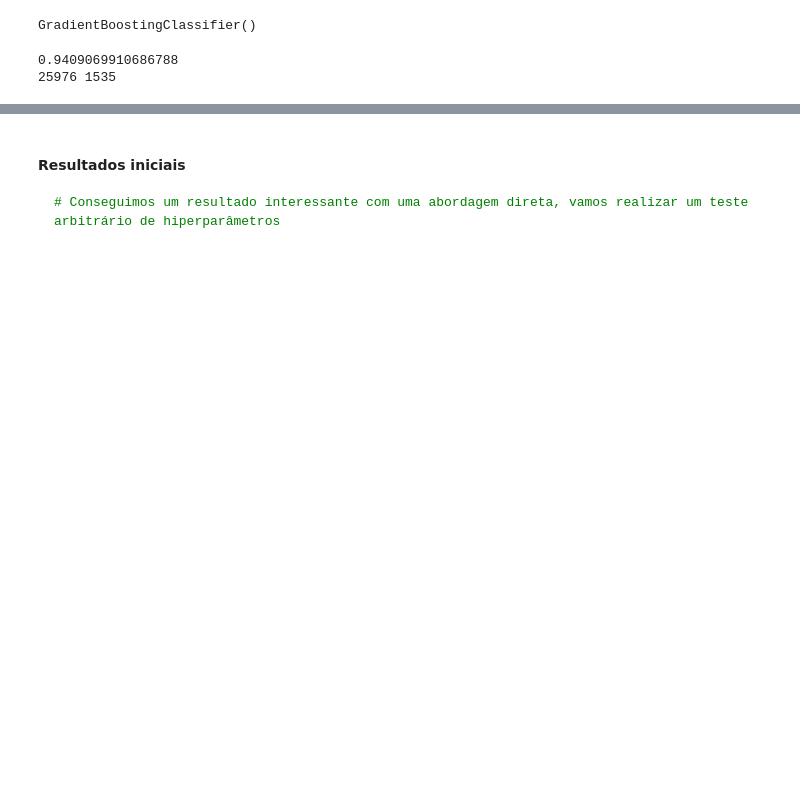
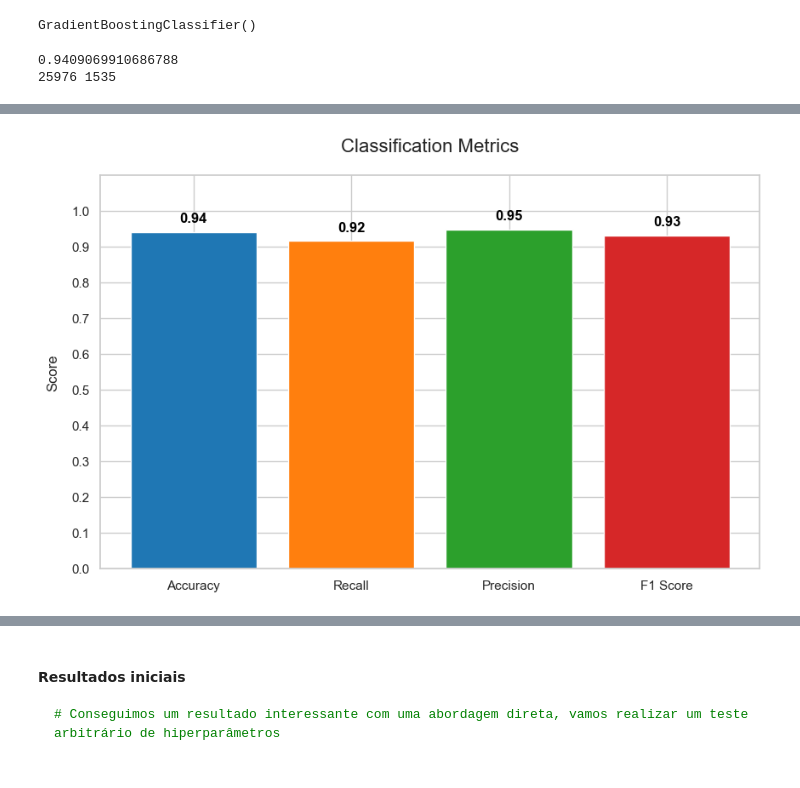
Before and after one commit to FrederickAlmeida/Airline-Passenger-Satisfaction, a Jupyter notebook: xgboost.ipynb, the cells around one changed output, grey strips where cells are left out. Saved outputs shown, nothing was run; the diff lists cells and outputs as text; code cells hidden in the pictures; blank space fills up the shorter version.

```diff
--- a/xgboost.ipynb
+++ b/xgboost.ipynb
@@ -109,0 +174,46 @@ simple_performance(Test_Model)
+# %%
+import numpy as np
+import matplotlib.pyplot as plt
+import seaborn as sns
+from sklearn.metrics import accuracy_score, recall_score, precision_score, f1_score
+from sklearn.model_selection import train_test_split
+
+# Setting a style with Seaborn
+sns.set(style='whitegrid')
+
+def evaluate_and_plot_metrics(model):
+    # Prediction
+    y_pred = model.predict(X_test)
+
+    # Calculate metrics
+    accuracy = accuracy_score(y_test, y_pred)
+    recall = recall_score(y_test, y_pred)
+    precision = precision_score(y_test, y_pred)
+    f1 = f1_score(y_test, y_pred)
+
+    # Metrics for plotting
+    metrics = [accuracy, recall, precision, f1]
+    labels = ['Accuracy', 'Recall', 'Precision', 'F1 Score']
+    colors = ['#1f77b4', '#ff7f0e', '#2ca02c', '#d62728']  # A set of visually appealing colors
+
+    # Create a bar plot for the metrics
+    plt.figure(figsize=(10, 6))
+    bars = plt.bar(labels, metrics, color=colors, alpha=1)
+
+    # Adding text labels on the bars
+    for bar in bars:
+        yval = bar.get_height()
+        plt.text(bar.get_x() + bar.get_width()/2, yval + 0.02, f'{yval:.2f}', va='bottom', ha='center', color='black', fontweight='bold')
+
+    plt.ylabel('Score', labelpad=10, fontsize=12)
+    plt.title('Classification Metrics', pad=20, fontsize=16)
+    plt.ylim(0, 1.1)  # Extend y-axis to make room for labels
+    plt.yticks(np.arange(0, 1.1, step=0.1))  # Adjust y-ticks for clarity
+    plt.show()
+
+    return accuracy, recall, precision, f1
+
+
+accuracy, recall, precision, f1 = evaluate_and_plot_metrics(Test_Model)
+# %% [output]
+[figure, added]
```
Also changed, not shown: parts of 14 cells of this notebook, 1 other file.
